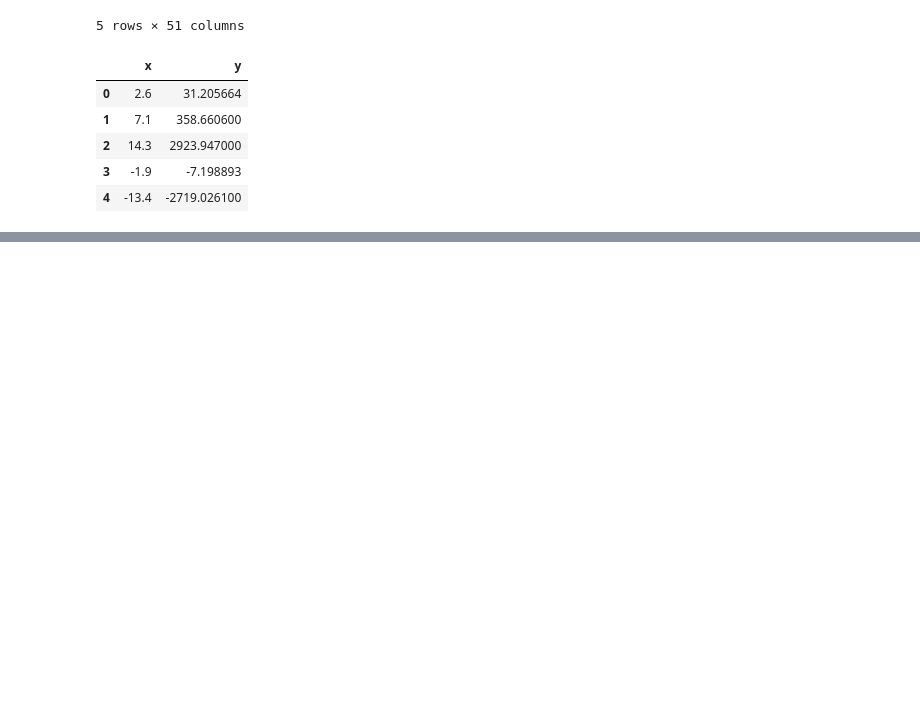
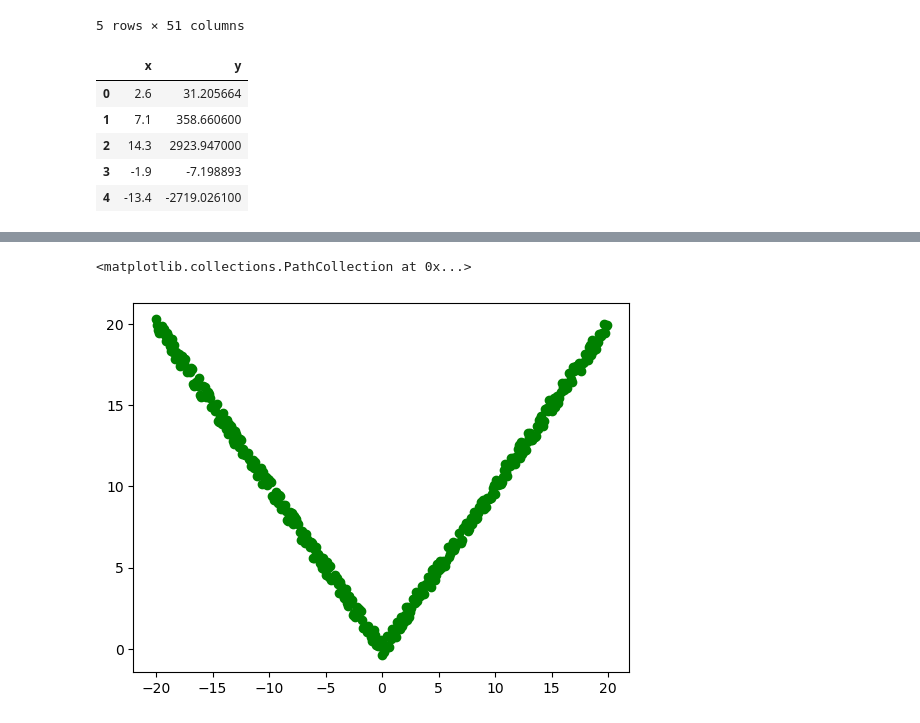
Before and after one commit to samyak9anand/Demo_assignment, a Jupyter notebook: main.ipynb, the cells around one changed output, grey strips where cells are left out. Drawn from its saved outputs; the diff is of its cells as text; code cells hidden in the pictures; blank space fills up the shorter version.

```diff
--- a/main.ipynb
+++ b/main.ipynb
@@ -48,0 +75,5 @@ test_data_set.head()
+# %%
+plt.scatter(x_train,y4_train,color='green')
+# %% [output]
+<matplotlib.collections.PathCollection at 0x...>
+[figure, added]
```
Also changed, not shown: parts of 7 cells of this notebook.
